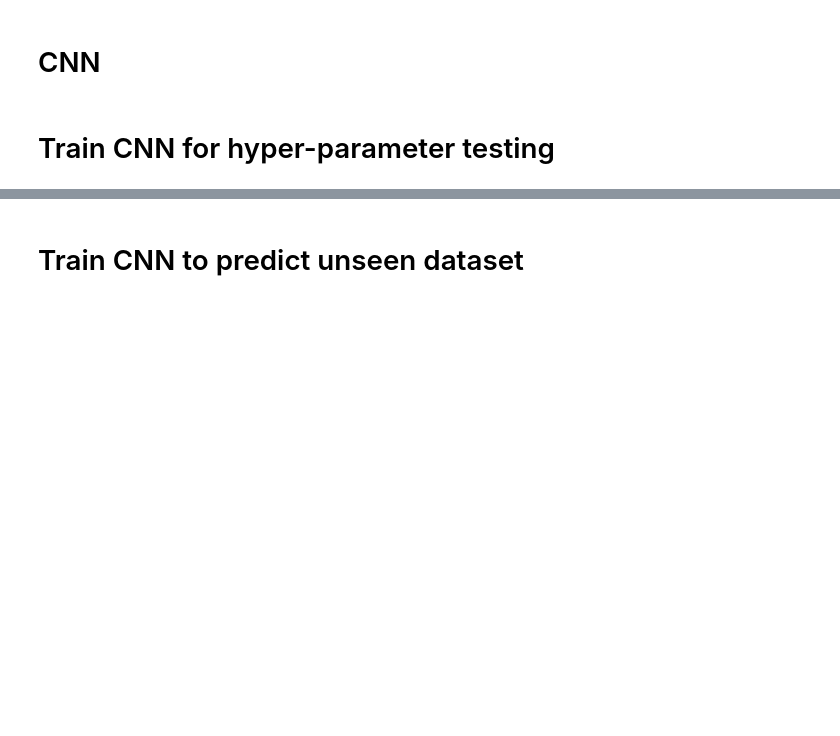
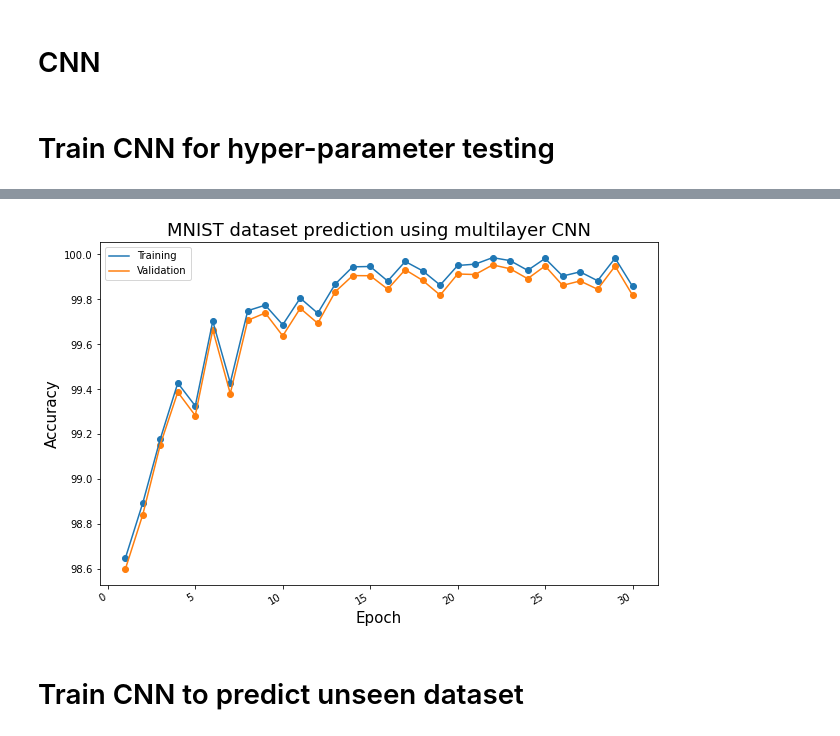
Before and after one commit to iwantadventureinthegreatwidesomewhere/Multi-Label-Classification-of-Image-Data, a Jupyter notebook: Task1-Copy1.ipynb, the cells around one changed output, grey strips where cells are left out. Drawn from its saved outputs; the diff is of its cells as text; code cells hidden in the pictures; blank space fills up the shorter version.

Commit message:
added graph

```diff
--- a/Task1-Copy1.ipynb
+++ b/Task1-Copy1.ipynb
@@ -710,3 +750,25 @@ if not dont_run:
+# %%
+
+fig, ax = plt.subplots(ncols=1, nrows=1, figsize=(10, 7))
+fig.autofmt_xdate()
+legend = np.zeros(6,dtype=object)
+#for i in range(2):
+x_axis = np.arange(0,30)
+y_axis = training_accuracies
+plt.scatter(x_axis+1, y_axis)
+plt.plot(x_axis+1, y_axis, linestyle='solid')
+y_axis = validation_accuracies
+plt.scatter(x_axis+1, y_axis)
+plt.plot(x_axis+1, y_axis, linestyle='solid')
+
+legend = ("Training","Validation")
+ax.legend(legend)
+plt.xlabel('Epoch',fontsize=15)
+plt.ylabel('Accuracy',fontsize=15)
+plt.title("MNIST dataset prediction using multilayer CNN",fontsize=18)
+plt.show()
+# %% [output]
+[figure, added]
 # %% [markdown]
 # Train CNN to predict unseen dataset
 # %%
```
Also changed, not shown: parts of 1 cell of this notebook.
